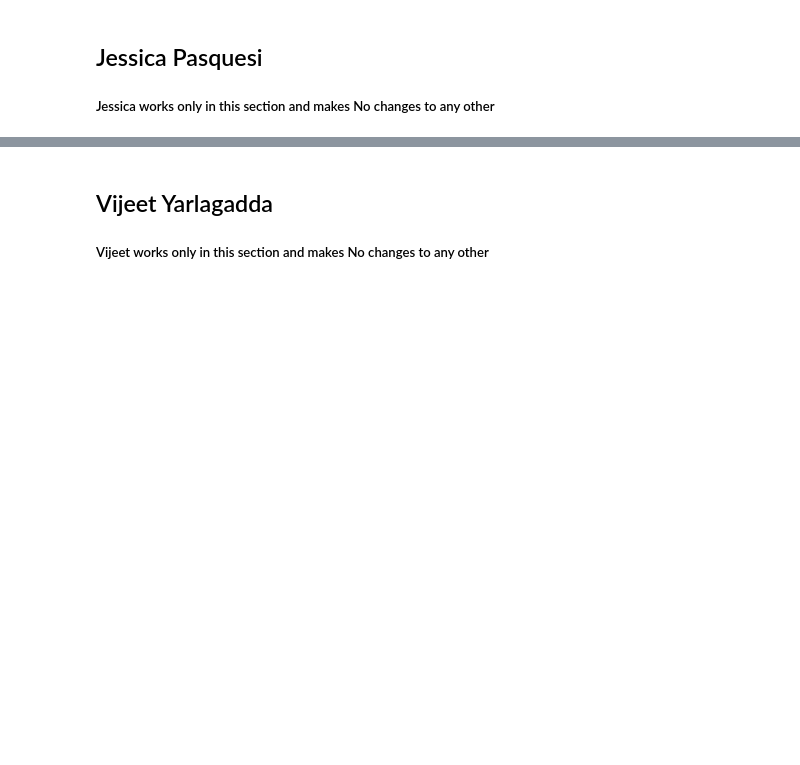
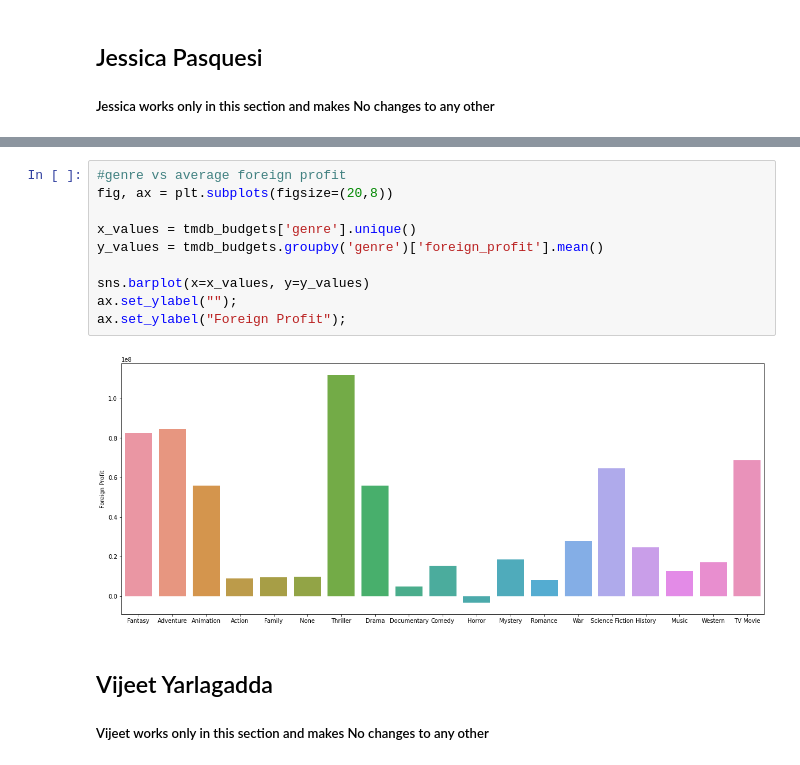
Before and after one commit to masonbatch/dsc-capstone, a Jupyter notebook: student.ipynb, the cells around one changed output, grey strips where cells are left out. Cells and saved outputs as stored; diff of their text form; blank space fills up the shorter version.

```diff
--- a/student.ipynb
+++ b/student.ipynb
@@ -356,3 +466,15 @@ movie_budgets.head()
+# %%
+#genre vs average foreign profit
+fig, ax = plt.subplots(figsize=(20,8))
+
+x_values = tmdb_budgets['genre'].unique()
+y_values = tmdb_budgets.groupby('genre')['foreign_profit'].mean()
+
+sns.barplot(x=x_values, y=y_values)
+ax.set_ylabel("");
+ax.set_ylabel("Foreign Profit");
+# %% [output]
+[figure, added]
 # %% [markdown]
 ## Vijeet Yarlagadda
 
```
Also changed, not shown: parts of 13 cells of this notebook.
